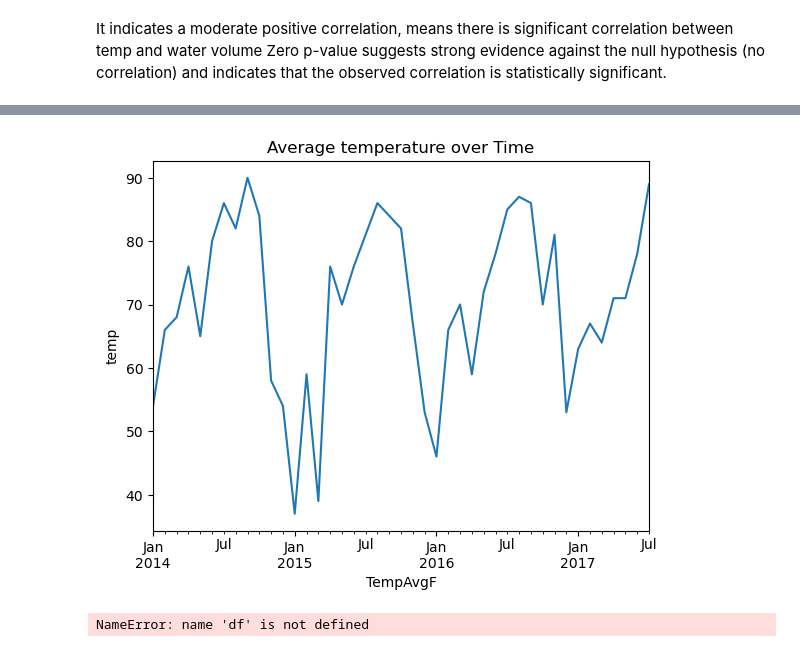
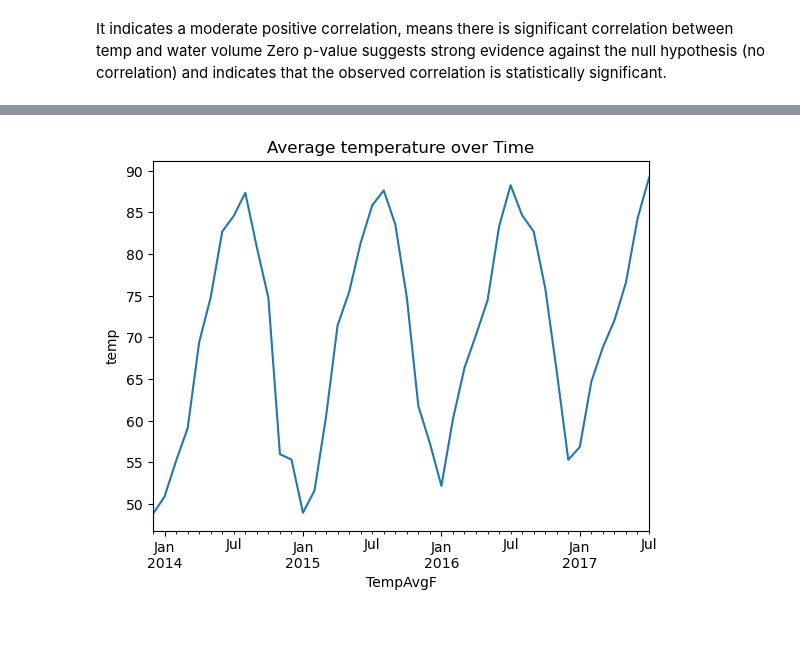
Before and after one commit to kadyepley/project-one, a Jupyter notebook: Austin_Weather_Water/austin_weather_water.ipynb, the cells around one changed output, grey strips where cells are left out. Cells and saved outputs as stored; diff of their text form; code cells hidden in the pictures.

```diff
--- a/Austin_Weather_Water/austin_weather_water.ipynb
+++ b/Austin_Weather_Water/austin_weather_water.ipynb
@@ -109,8 +78,8 @@ weather_data_df
 #### Weather group by Average temp
 # %%
 # Group by 'Date' and calculate the sum of 'TempAvgF'
-#weather_data_df['Date'] = weather_data_df['Date'].str[:-3]
+weather_data_df['Date'] = weather_data_df['Date'].str[:-3]
 weather_monthly_total= weather_data_df.groupby('Date',as_index=False)['TempAvgF'].mean()
-weather_monthly_total
+weather_monthly_total.head()
 # %% [output]
 |  | Date | TempAvgF |
@@ -158,9 +114,9 @@ merged_df
 # %%
 
 # Set 'Date' column as the index
-merged_df.set_index('Date', inplace=True)
+date_index_df = merged_df.set_index('Date', inplace=False)
 # Create the line plot
-merged_df['Total Gallons'].plot(kind='line')
+date_index_df['Total Gallons'].plot(kind='line')
 
 # Add labels and title
 plt.xlabel('Date')
@@ -268,33 +176,18 @@ merged_df
 # %%
 
 
 # Create the line plot
-merged_df['TempAvgF'].plot(kind='line')
+date_index_df['TempAvgF'].plot(kind='line')
 
 # Add labels and title
 plt.xlabel('TempAvgF')
 plt.ylabel('temp')
 plt.title('Average temperature over Time')
 
 # Display the plot
 plt.show()
 # %% [output]
-[figure, old version]
+[figure, new version]
-# %%
-
-
-# Create the scatter plot
-df.plot(kind='scatter', x='TempAvgF', y='Total Gallons')
-
-# Add labels and title
-plt.xlabel('TempAvgF')
-plt.ylabel('Total Gallons')
-plt.title('Scatter Plot: Total Gallons vs TempAvgF')
-
-# Display the plot
-plt.show()
-# %% [output]
-NameError: name 'df' is not defined
 # %%
 # Create a season column based on the month
 merged_df['Season'] = merged_df['Date'].dt.month.apply(lambda x: 'Winter' if x in [12, 1, 2]
```
Also changed, not shown: parts of 13 cells of this notebook.
